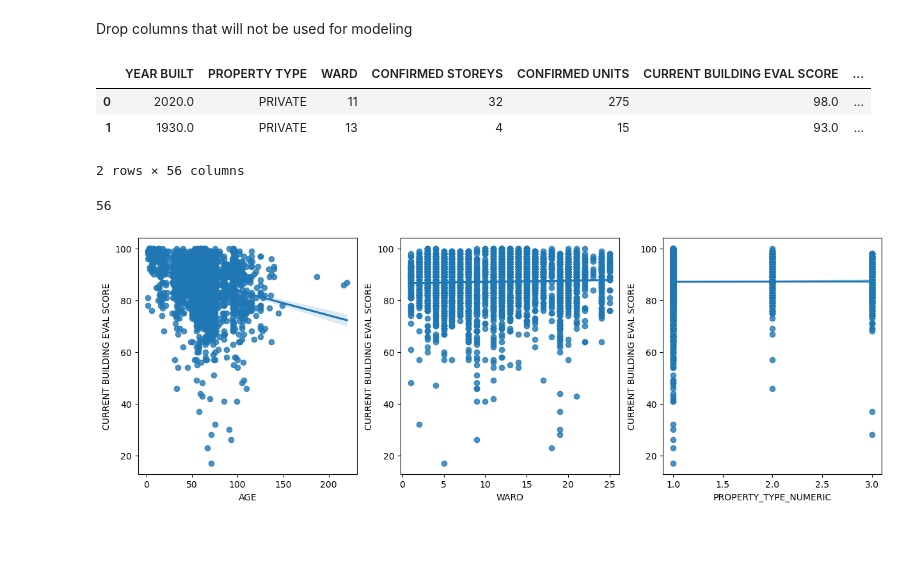
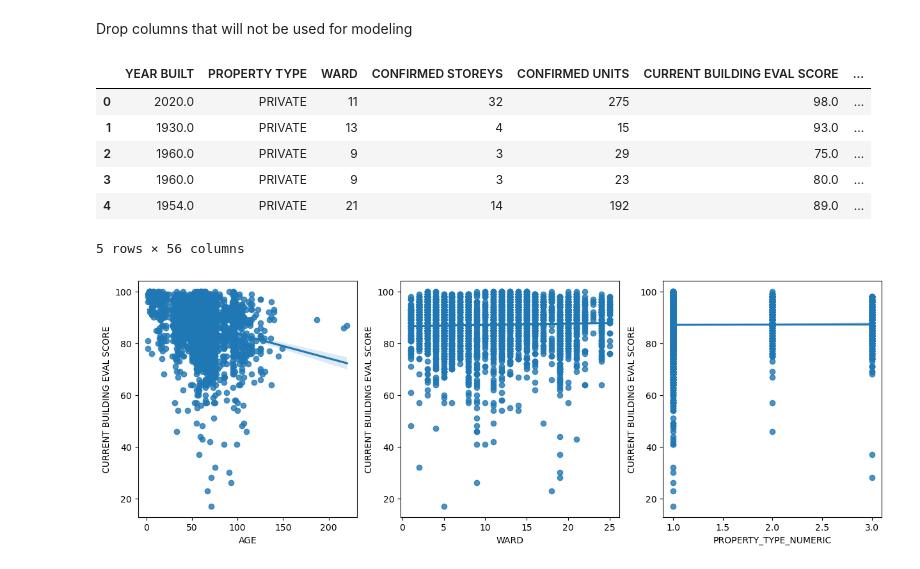
Before and after one commit to rodionol/DSStatsGroupProject, a Jupyter notebook: Term-Project-Group-1-vJN.ipynb, the cells around one changed output. Drawn from its saved outputs; the diff is of its cells as text; code cells hidden in the pictures; blank space fills up the shorter version.

```diff
--- a/Term-Project-Group-1-vJN.ipynb
+++ b/Term-Project-Group-1-vJN.ipynb
@@ -102,16 +95,15 @@ apartmentEvalDf['PROPERTY_TYPE_NUMERIC'] = apartmentEvalDf['PROPERTY TYPE'].map(
     'TCHC': 3
 })
 # %%
-apartmentEvalDf.head(2)
+apartmentEvalDf.head(5)
 # %% [output]
 |  | YEAR BUILT | PROPERTY TYPE | WARD | CONFIRMED STOREYS | CONFIRMED UNITS | CURRENT BUILDING EVAL SCORE | ... |
 | 0 | 2020.0 | PRIVATE | 11 | 32 | 275 | 98.0 | ... |
 | 1 | 1930.0 | PRIVATE | 13 | 4 | 15 | 93.0 | ... |
+| 2 | 1960.0 | PRIVATE | 9 | 3 | 29 | 75.0 | ... |
+| 3 | 1960.0 | PRIVATE | 9 | 3 | 23 | 80.0 | ... |
+| 4 | 1954.0 | PRIVATE | 21 | 14 | 192 | 89.0 | ... |
-2 rows × 56 columns
+5 rows × 56 columns
-# %%
-len(apartmentEvalDf.columns)
-# %% [output]
-56
 # %%
 fig, (ax1, ax2, ax3) = plt.subplots(ncols=3)
 fig.set_figwidth(15)
```
Also changed, not shown: parts of 2 cells of this notebook.
